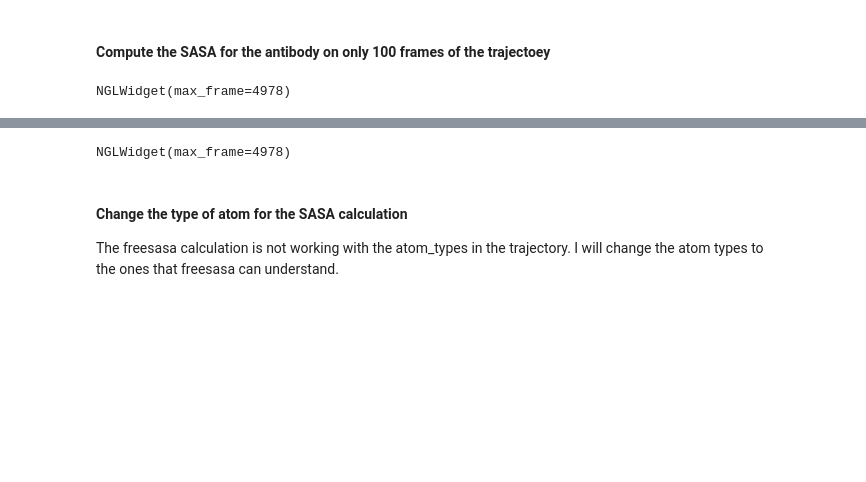
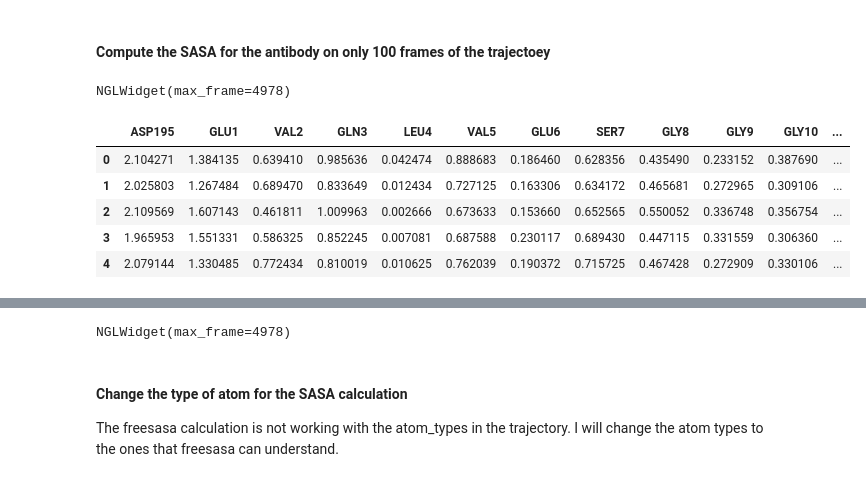
Before and after one commit to ChrisVir/vir_md_analysis, a Jupyter notebook: notebooks/development/1.0-05-16-2025_DevelopingInitialFeatures.ipynb, the cells around one changed output, grey strips where cells are left out. Cells and saved outputs as stored; diff of their text form; code cells hidden in the pictures; blank space fills up the shorter version.

```diff
--- a/notebooks/development/1.0-05-16-2025_DevelopingInitialFeatures.ipynb
+++ b/notebooks/development/1.0-05-16-2025_DevelopingInitialFeatures.ipynb
@@ -215,0 +259,9 @@ sasa_df, residues = compute_sasa(traj1[:100], relative=True)
+# %%
+sasa_df.head()
+# %% [output]
+|  | ASP195 | GLU1 | VAL2 | GLN3 | LEU4 | VAL5 | GLU6 | SER7 | GLY8 | GLY9 | GLY10 | ... |
+| 0 | 2.104271 | 1.384135 | 0.639410 | 0.985636 | 0.042474 | 0.888683 | 0.186460 | 0.628356 | 0.435490 | 0.233152 | 0.387690 | ... |
+| 1 | 2.025803 | 1.267484 | 0.689470 | 0.833649 | 0.012434 | 0.727125 | 0.163306 | 0.634172 | 0.465681 | 0.272965 | 0.309106 | ... |
+| 2 | 2.109569 | 1.607143 | 0.461811 | 1.009963 | 0.002666 | 0.673633 | 0.153660 | 0.652565 | 0.550052 | 0.336748 | 0.356754 | ... |
+| 3 | 1.965953 | 1.551331 | 0.586325 | 0.852245 | 0.007081 | 0.687588 | 0.230117 | 0.689430 | 0.447115 | 0.331559 | 0.306360 | ... |
+| 4 | 2.079144 | 1.330485 | 0.772434 | 0.810019 | 0.010625 | 0.762039 | 0.190372 | 0.715725 | 0.467428 | 0.272909 | 0.330106 | ... |
```
Also changed, not shown: parts of 27 cells of this notebook, 1 other file.
